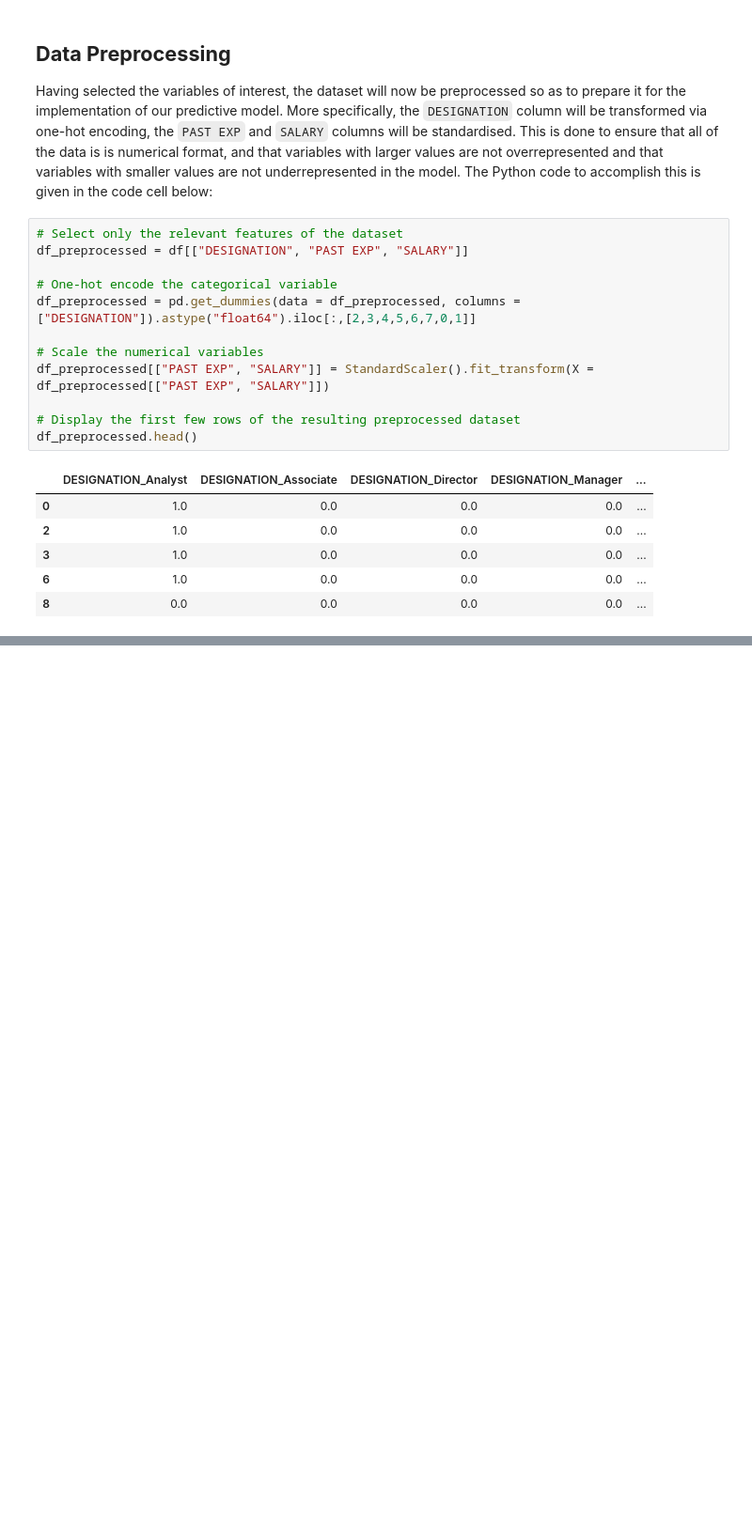
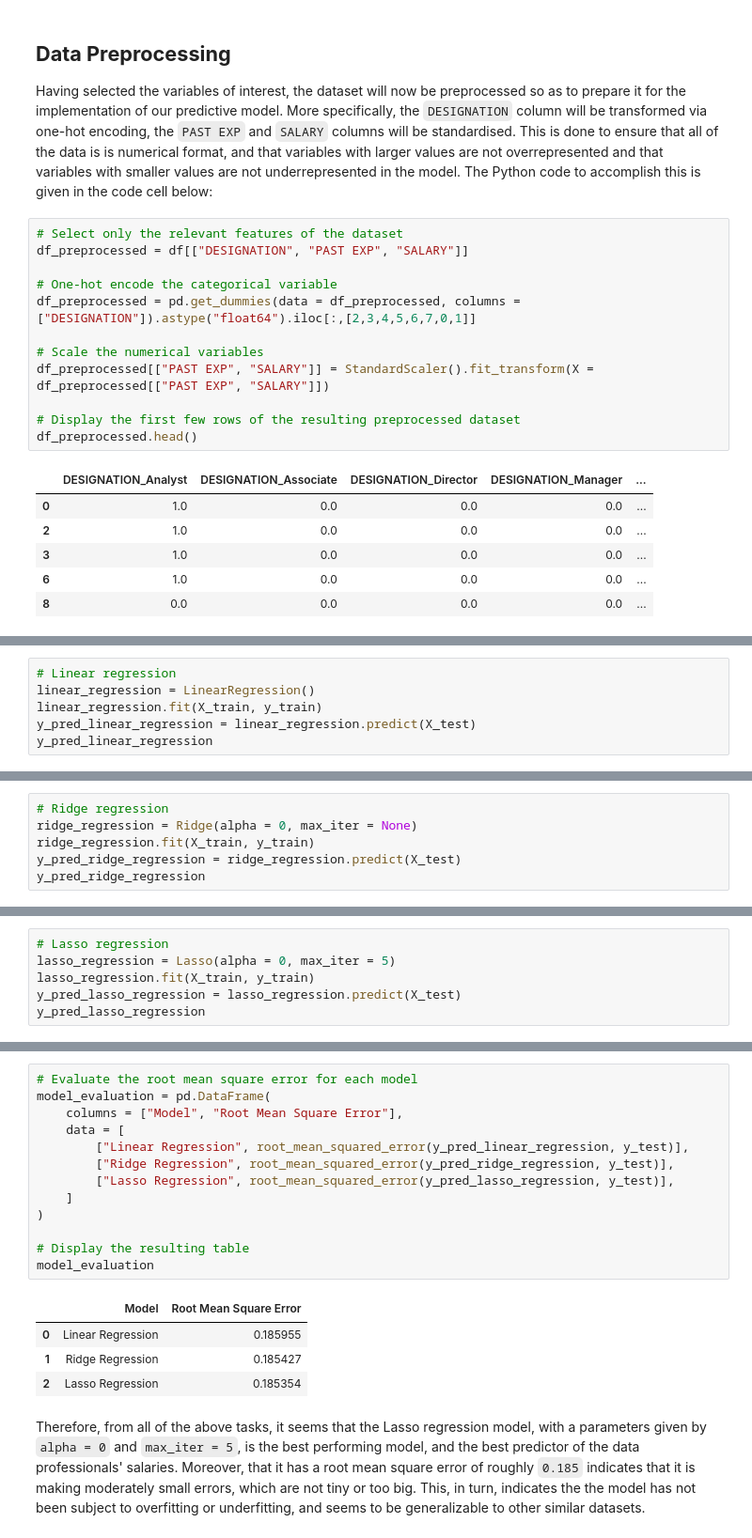
Before and after one commit to mzakariaz/MIP-Machine-Learning-Project-1, a Jupyter notebook: salary-predictions.ipynb, the cells around one changed output, grey strips where cells are left out. Shown: that part at 94% size. Drawn from its saved outputs; the diff is of its cells as text; blank space fills up the shorter version.

```diff
--- a/salary-predictions.ipynb
+++ b/salary-predictions.ipynb
@@ -369,0 +438,6 @@ X_train, y_train, X_test, y_test =
+# %%
+# Linear regression
+linear_regression = LinearRegression()
+linear_regression.fit(X_train, y_train)
+y_pred_linear_regression = linear_regression.predict(X_test)
+y_pred_linear_regression
@@ -369,0 +462,6 @@ X_train, y_train, X_test, y_test =
+# %%
+# Ridge regression
+ridge_regression = Ridge(alpha = 0, max_iter = None)
+ridge_regression.fit(X_train, y_train)
+y_pred_ridge_regression = ridge_regression.predict(X_test)
+y_pred_ridge_regression
@@ -369,0 +486,6 @@ X_train, y_train, X_test, y_test =
+# %%
+# Lasso regression
+lasso_regression = Lasso(alpha = 0, max_iter = 5)
+lasso_regression.fit(X_train, y_train)
+y_pred_lasso_regression = lasso_regression.predict(X_test)
+y_pred_lasso_regression
@@ -370 +513,21 @@ X_train, y_train, X_test, y_test =
+# %%
+# Evaluate the root mean square error for each model
+model_evaluation = pd.DataFrame(
+    columns = ["Model", "Root Mean Square Error"],
+    data = [
+        ["Linear Regression", root_mean_squared_error(y_pred_linear_regression, y_test)],
+        ["Ridge Regression", root_mean_squared_error(y_pred_ridge_regression, y_test)],
+        ["Lasso Regression", root_mean_squared_error(y_pred_lasso_regression, y_test)],
+    ]
+)
+
+# Display the resulting table
+model_evaluation
+# %% [output]
+|  | Model | Root Mean Square Error |
+| 0 | Linear Regression | 0.185955 |
+| 1 | Ridge Regression | 0.185427 |
+| 2 | Lasso Regression | 0.185354 |
+# %% [markdown]
+Therefore, from all of the above tasks, it seems that the Lasso regression model, with a parameters given by `alpha = 0` and `max_iter = 5`, is the best performing model, and the best predictor of the data professionals' salaries. Moreover, that it has a root mean square error of roughly `0.185` indicates that it is making moderately small errors, which are not tiny or too big. This, in turn, indicates the the model has not been subject to overfitting or underfitting, and seems to be generalizable to other similar datasets.
 # %% [markdown]
```
Also changed, not shown: parts of 15 cells of this notebook.
